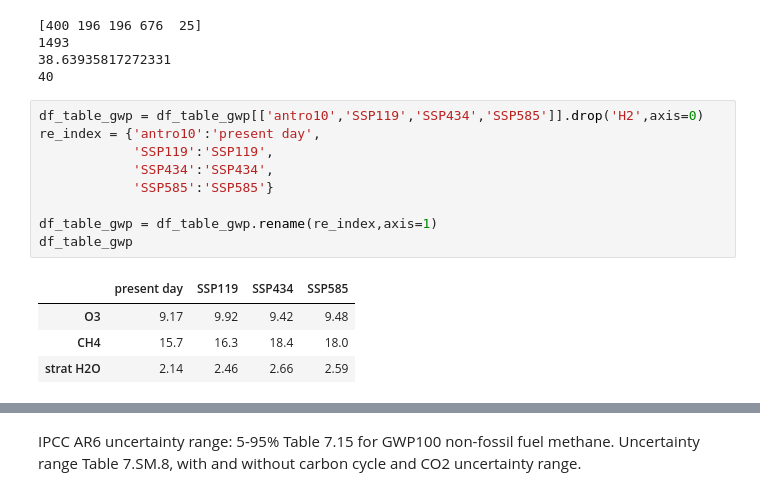
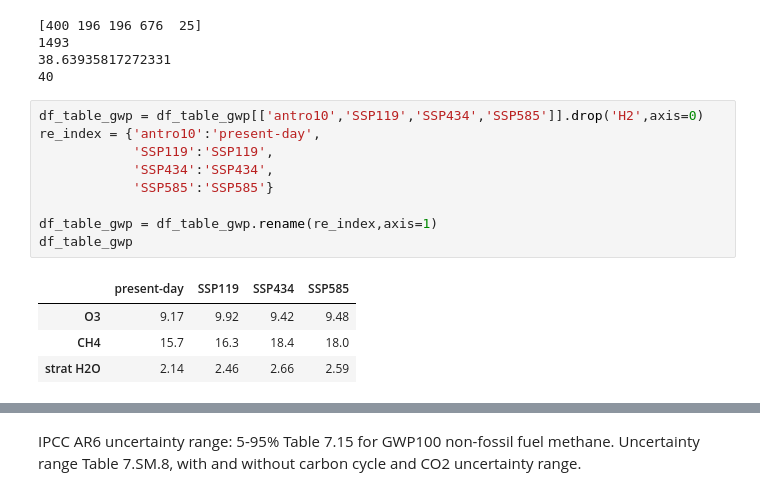
Before and after one commit to ragnhibs/Hydrogen_GWP_avi_sensitivity, a Jupyter notebook: GWP_figures.ipynb, the cells around one changed output, grey strips where cells are left out. Cells and saved outputs as stored; diff of their text form.

```diff
--- a/GWP_figures.ipynb
+++ b/GWP_figures.ipynb
@@ -549,15 +553,15 @@ GWP100_AR6_unc_alt = 27.0*tot_alt/100.0
 40
 # %%
 df_table_gwp = df_table_gwp[['antro10','SSP119','SSP434','SSP585']].drop('H2',axis=0)
-re_index = {'antro10':'present day',
+re_index = {'antro10':'present-day',
             'SSP119':'SSP119',
             'SSP434':'SSP434',
             'SSP585':'SSP585'}
 
 df_table_gwp = df_table_gwp.rename(re_index,axis=1)
 df_table_gwp
 # %% [output]
-|  | present day | SSP119 | SSP434 | SSP585 |
+|  | present-day | SSP119 | SSP434 | SSP585 |
 | O3 | 9.17 | 9.92 | 9.42 | 9.48 |
 | CH4 | 15.7 | 16.3 | 18.4 | 18.0 |
 | strat H2O | 2.14 | 2.46 | 2.66 | 2.59 |
```
Also changed, not shown: parts of 8 cells of this notebook, 2 other files.
